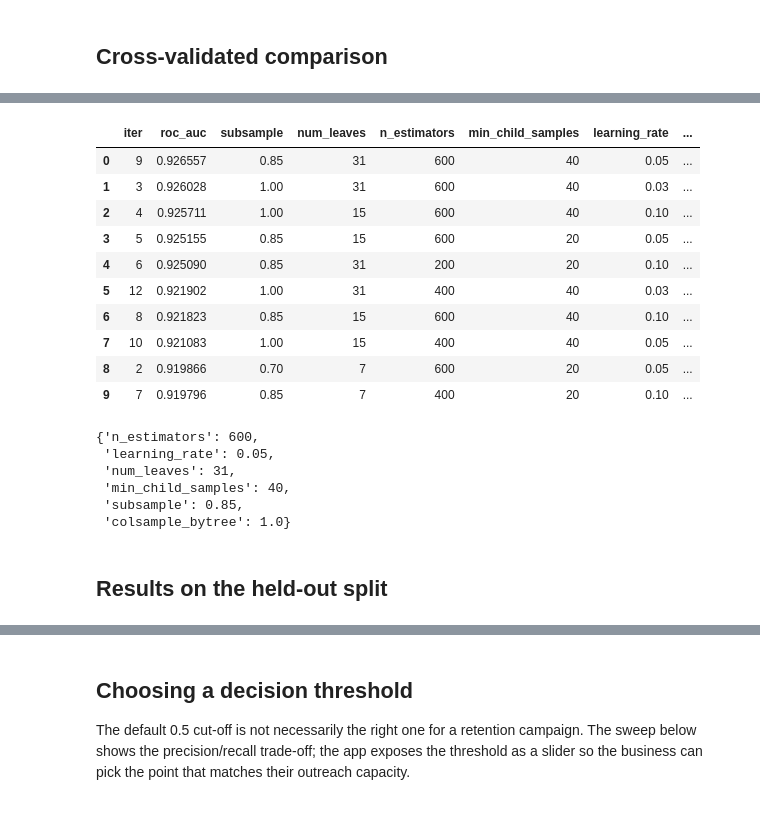
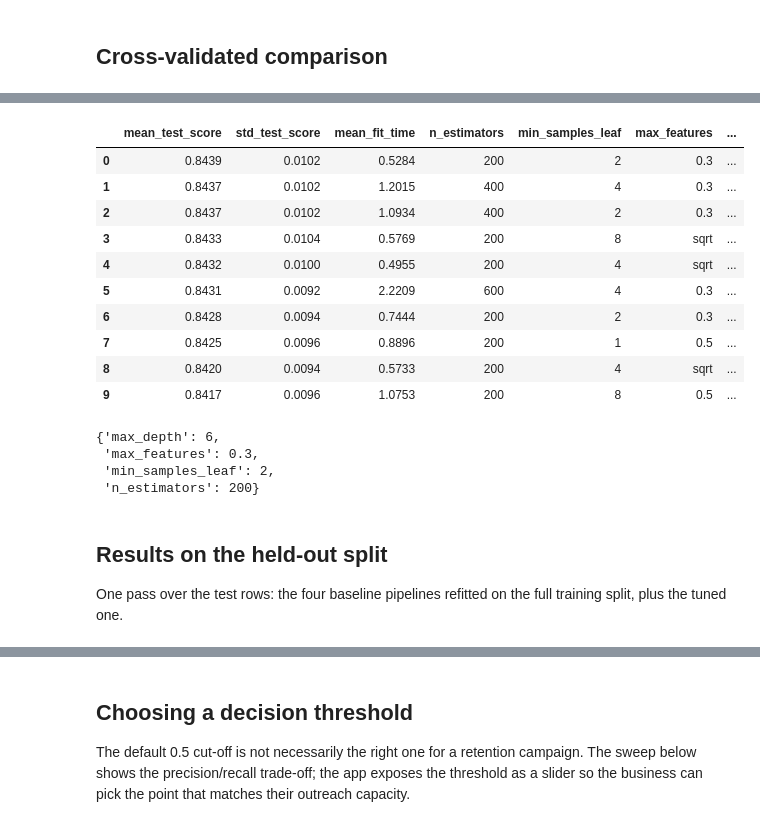
Before and after one commit to Sandykrish/telco-churn-prediction, a Jupyter notebook: notebooks/04_modelling.ipynb, the cells around one changed output, grey strips where cells are left out. Drawn from its saved outputs; the diff is of its cells as text; code cells hidden in the pictures.

```diff
--- a/notebooks/04_modelling.ipynb
+++ b/notebooks/04_modelling.ipynb
@@ -18,8 +19,6 @@ import matplotlib.pyplot as plt
 import numpy as np
 import pandas as pd
 import seaborn as sns
-from imblearn.over_sampling import SMOTE
-from sklearn.model_selection import train_test_split
 
 PROJECT_ROOT = Path.cwd().parent if Path.cwd().name == "notebooks" else Path.cwd()
 sys.path.insert(0, str(PROJECT_ROOT))
@@ -34,15 +33,19 @@ from src.metrics import (
     plot_roc_curves,
     plot_threshold_sweep,
 )
-from src.train import RANDOM_STATE, compare_models, get_models, make_cv, param_grids, tune_model
+from src.features import feature_names
+from src.train import RANDOM_STATE, compare_models, get_models, make_cv, make_pipeline, param_grids, tune_model
 
 FIG = PROJECT_ROOT / "reports" / "figures"
 MODELS = PROJECT_ROOT / "models"
 REPORTS = PROJECT_ROOT / "reports"
+PROCESSED = PROJECT_ROOT / "data" / "processed"
 sns.set_theme(style="whitegrid")
 
-data = pd.read_csv(PROJECT_ROOT / "data" / "processed" / "telco_features.csv")
-X = data.drop(columns=[TARGET])
-y = data[TARGET]
-print(X.shape, y.mean().round(3))
+train = pd.read_csv(PROCESSED / "train.csv")
+test = pd.read_csv(PROCESSED / "test.csv")
+X_train, y_train = train.drop(columns=[TARGET]), train[TARGET]
+X_test, y_test = test.drop(columns=[TARGET]), test[TARGET]
+print("train", X_train.shape, "churn rate", round(y_train.mean(), 4))
+print("test ", X_test.shape, "churn rate", round(y_test.mean(), 4))
 # %% [output]
@@ -63,5 +53,0 @@ after : {0: 5174, 1: 5174}
-# %%
-X_train, X_test, y_train, y_test = train_test_split(
-    X_res, y_res, test_size=0.2, stratify=y_res, random_state=RANDOM_STATE
-)
-X_train.shape, X_test.shape
@@ -117,32 +128,33 @@ and scored on the held-out split; the best ROC-AUC wins.
 # %%
-best_model, search_log = tune_model(
-    models[best_name], param_grids()[best_name], X_train, y_train, X_test, y_test, n_iter=15
+best_pipeline, search_log = tune_model(
+    models[best_name], param_grids()[best_name], X_train, y_train, cv=cv, n_iter=20
 )
-search_log.head(10)
+search_log.head(10).round(4)
 # %% [output]
-|  | iter | roc_auc | subsample | num_leaves | n_estimators | min_child_samples | learning_rate | ... |
-| 0 | 9 | 0.926557 | 0.85 | 31 | 600 | 40 | 0.05 | ... |
-| 1 | 3 | 0.926028 | 1.00 | 31 | 600 | 40 | 0.03 | ... |
-| 2 | 4 | 0.925711 | 1.00 | 15 | 600 | 40 | 0.10 | ... |
-| 3 | 5 | 0.925155 | 0.85 | 15 | 600 | 20 | 0.05 | ... |
-| 4 | 6 | 0.925090 | 0.85 | 31 | 200 | 20 | 0.10 | ... |
-| 5 | 12 | 0.921902 | 1.00 | 31 | 400 | 40 | 0.03 | ... |
-| 6 | 8 | 0.921823 | 0.85 | 15 | 600 | 40 | 0.10 | ... |
-| 7 | 10 | 0.921083 | 1.00 | 15 | 400 | 40 | 0.05 | ... |
-| 8 | 2 | 0.919866 | 0.70 | 7 | 600 | 20 | 0.05 | ... |
-| 9 | 7 | 0.919796 | 0.85 | 7 | 400 | 20 | 0.10 | ... |
+|  | mean_test_score | std_test_score | mean_fit_time | n_estimators | min_samples_leaf | max_features | ... |
+| 0 | 0.8439 | 0.0102 | 0.5284 | 200 | 2 | 0.3 | ... |
+| 1 | 0.8437 | 0.0102 | 1.2015 | 400 | 4 | 0.3 | ... |
+| 2 | 0.8437 | 0.0102 | 1.0934 | 400 | 2 | 0.3 | ... |
+| 3 | 0.8433 | 0.0104 | 0.5769 | 200 | 8 | sqrt | ... |
+| 4 | 0.8432 | 0.0100 | 0.4955 | 200 | 4 | sqrt | ... |
+| 5 | 0.8431 | 0.0092 | 2.2209 | 600 | 4 | 0.3 | ... |
+| 6 | 0.8428 | 0.0094 | 0.7444 | 200 | 2 | 0.3 | ... |
+| 7 | 0.8425 | 0.0096 | 0.8896 | 200 | 1 | 0.5 | ... |
+| 8 | 0.8420 | 0.0094 | 0.5733 | 200 | 4 | sqrt | ... |
+| 9 | 0.8417 | 0.0096 | 1.0753 | 200 | 8 | 0.5 | ... |
-# %%
-best_params = best_model.get_params()
-{k: best_params[k] for k in param_grids()[best_name]}
-# %% [output]
-{'n_estimators': 600,
- 'learning_rate': 0.05,
- 'num_leaves': 31,
- 'min_child_samples': 40,
- 'subsample': 0.85,
- 'colsample_bytree': 1.0}
-# %% [markdown]
-## Results on the held-out split
+# %%
+best_params = {k.replace("clf__", ""): v for k, v in best_pipeline.get_params().items() if k in param_grids()[best_name]}
+best_params
+# %% [output]
+{'max_depth': 6,
+ 'max_features': 0.3,
+ 'min_samples_leaf': 2,
+ 'n_estimators': 200}
+# %% [markdown]
+## Results on the held-out split
+
+One pass over the test rows: the four baseline pipelines refitted on the full training split,
+plus the tuned one.
 # %%
 probas = {}
 results = {}
```
Also changed, not shown: parts of 24 cells of this notebook, 11 other files.
